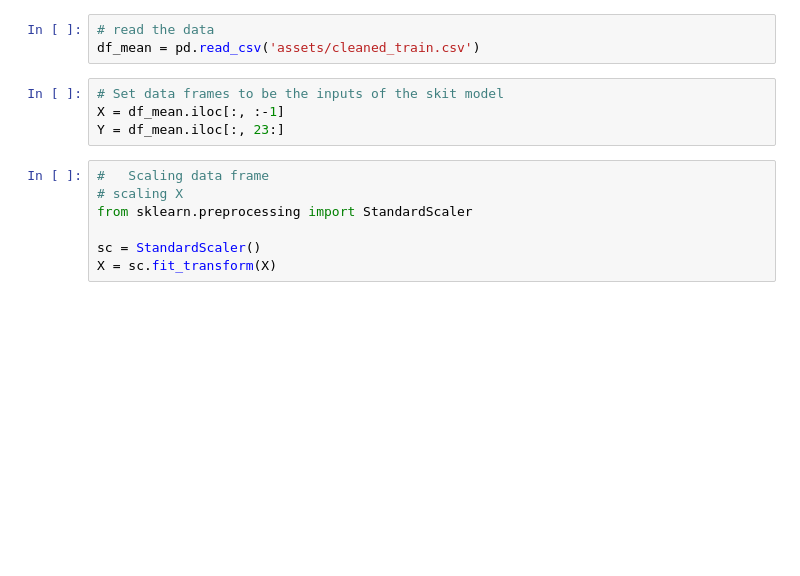
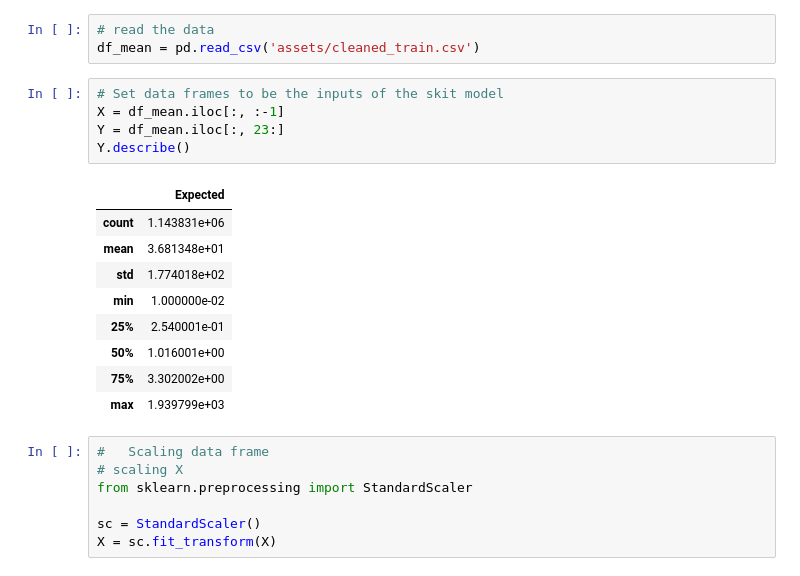
Before and after one commit to MiGuElEsTeBaNUD/How-Much-Did-It-Rain-, a Jupyter notebook: learn-model.ipynb, the cells around one changed output. Cells and saved outputs as stored; diff of their text form; blank space fills up the shorter version.

```diff
--- a/learn-model.ipynb
+++ b/learn-model.ipynb
@@ -81,7 +85,18 @@ df_mean = pd.read_csv('assets/cleaned_train.csv')
 # %%
 # Set data frames to be the inputs of the skit model
 X = df_mean.iloc[:, :-1]
 Y = df_mean.iloc[:, 23:]
+Y.describe()
+# %% [output]
+|  | Expected |
+| count | 1.143831e+06 |
+| mean | 3.681348e+01 |
+| std | 1.774018e+02 |
+| min | 1.000000e-02 |
+| 25% | 2.540001e-01 |
+| 50% | 1.016001e+00 |
+| 75% | 3.302002e+00 |
+| max | 1.939799e+03 |
 # %%
 #   Scaling data frame
 # scaling X
```
Also changed, not shown: parts of 11 cells of this notebook, 5 other files.
